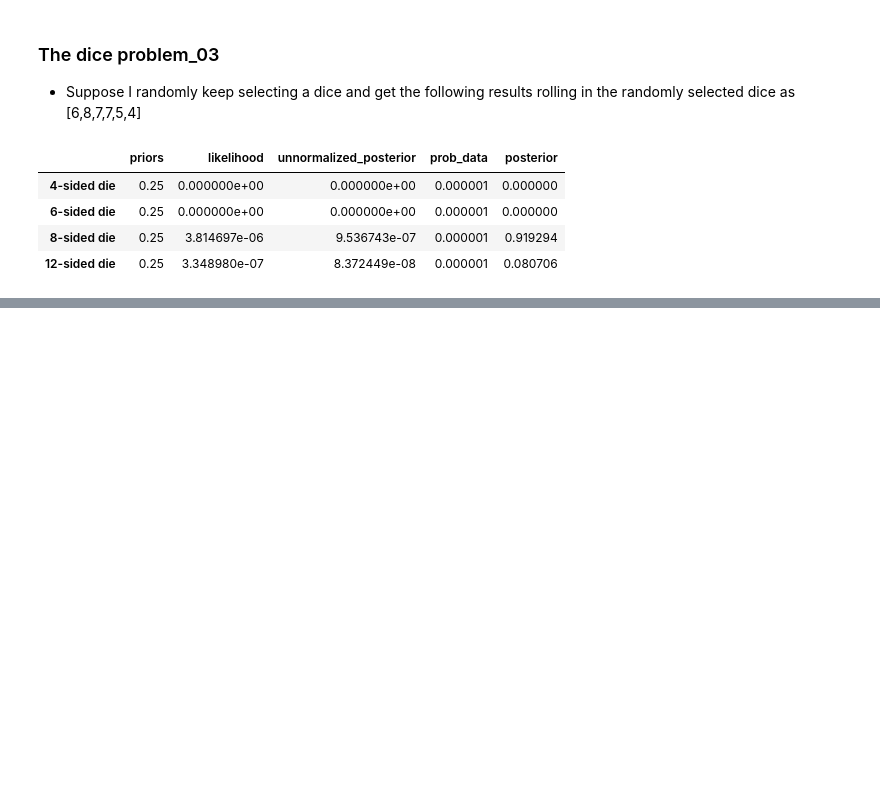
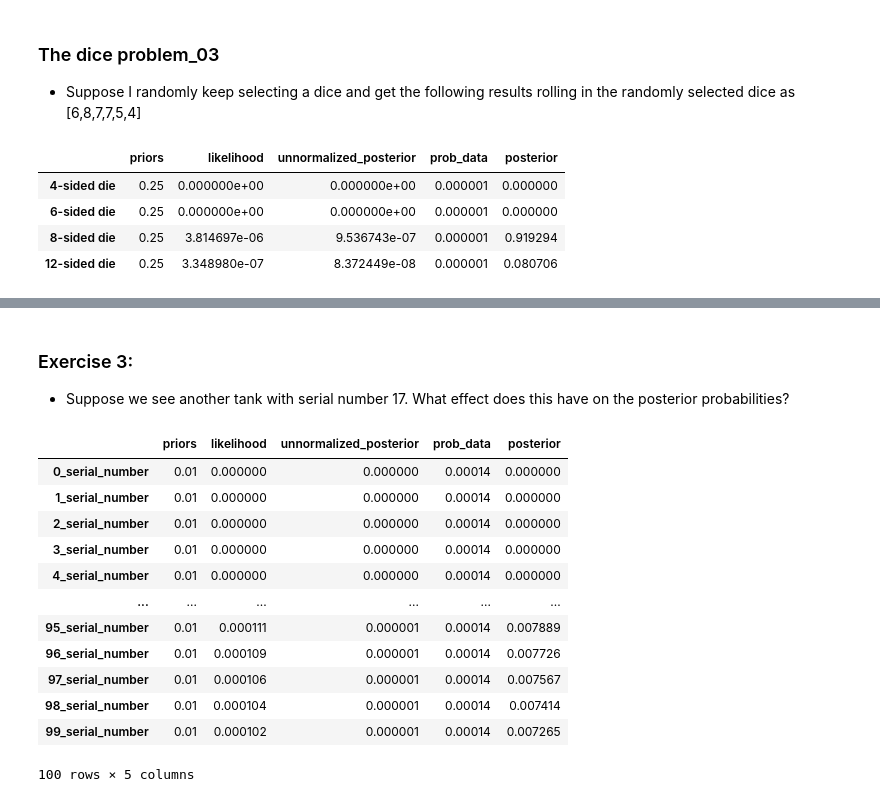
Before and after one commit to arjunjanamatti/open_cv_from_freecodecamp, a Jupyter notebook: bayesian_made_simple/dice_01.ipynb, the cells around one changed output, grey strips where cells are left out. Saved outputs shown, nothing was run; the diff lists cells and outputs as text; code cells hidden in the pictures; blank space fills up the shorter version.

```diff
--- a/bayesian_made_simple/dice_01.ipynb
+++ b/bayesian_made_simple/dice_01.ipynb
@@ -114,0 +155,24 @@ result_df
+# %% [markdown]
+### Exercise 3:
+* Suppose we see another tank with serial number 17. What effect does this have on the posterior probabilities?
+# %%
+data = [42, 17]
+alloted_serial_numbers = list(range(0,100))
+priors_index = [f'{num}_serial_number' for num in list(range(0,100))]
+result = dice_result(data, alloted_serial_numbers, priors_index)
+result_df_updated = result.GetPosterior()
+result_df_updated
+# %% [output]
+|  | priors | likelihood | unnormalized_posterior | prob_data | posterior |
+| 0_serial_number | 0.01 | 0.000000 | 0.000000 | 0.00014 | 0.000000 |
+| 1_serial_number | 0.01 | 0.000000 | 0.000000 | 0.00014 | 0.000000 |
+| 2_serial_number | 0.01 | 0.000000 | 0.000000 | 0.00014 | 0.000000 |
+| 3_serial_number | 0.01 | 0.000000 | 0.000000 | 0.00014 | 0.000000 |
+| 4_serial_number | 0.01 | 0.000000 | 0.000000 | 0.00014 | 0.000000 |
+| ... | ... | ... | ... | ... | ... |
+| 95_serial_number | 0.01 | 0.000111 | 0.000001 | 0.00014 | 0.007889 |
+| 96_serial_number | 0.01 | 0.000109 | 0.000001 | 0.00014 | 0.007726 |
+| 97_serial_number | 0.01 | 0.000106 | 0.000001 | 0.00014 | 0.007567 |
+| 98_serial_number | 0.01 | 0.000104 | 0.000001 | 0.00014 | 0.007414 |
+| 99_serial_number | 0.01 | 0.000102 | 0.000001 | 0.00014 | 0.007265 |
+100 rows × 5 columns
```
Also changed, not shown: parts of 9 cells of this notebook.
